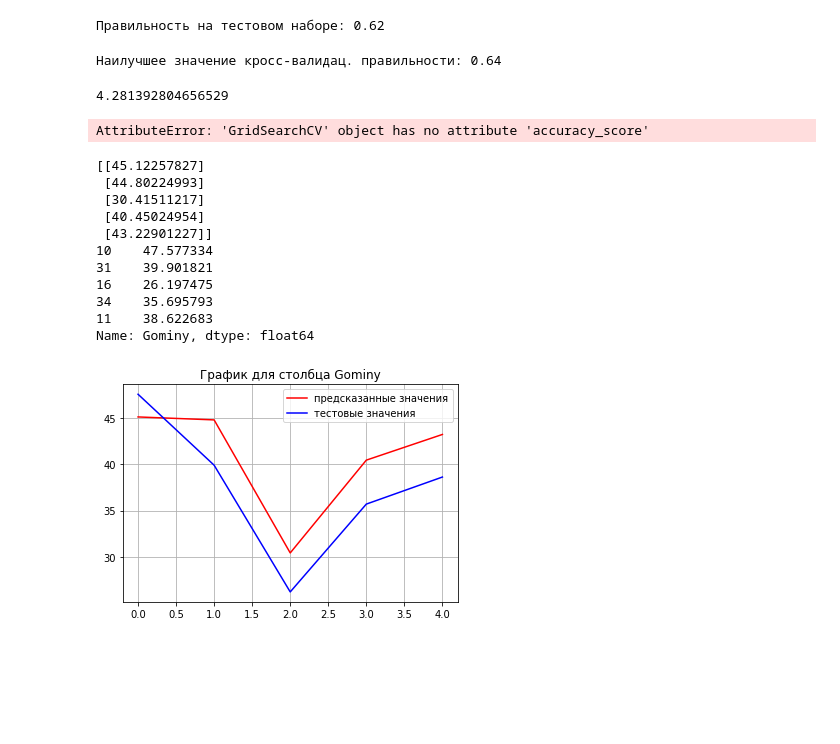
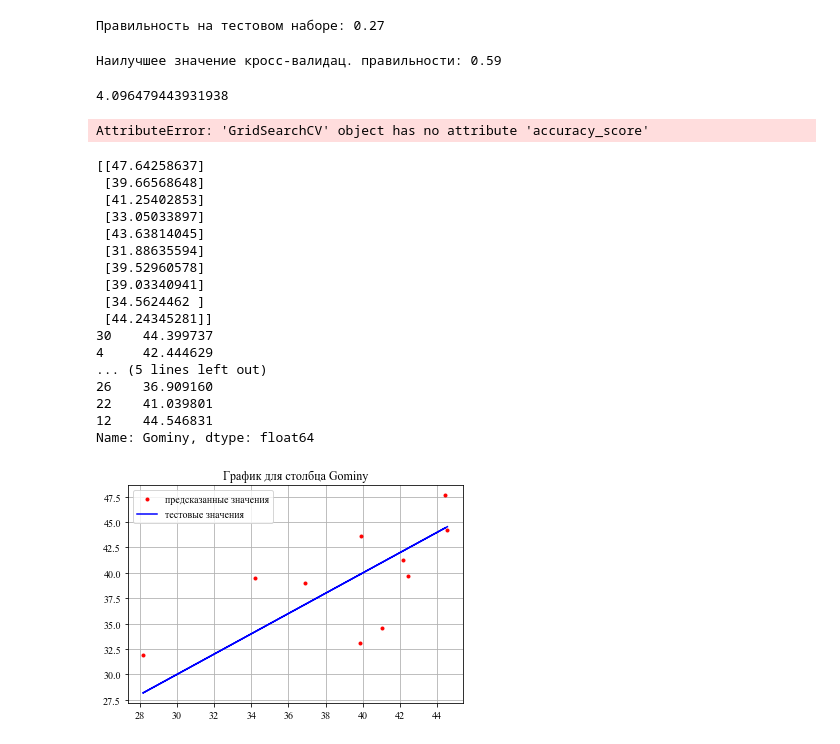
Before and after one commit to 89605502155/course-work-2, a Jupyter notebook: PLS1_regression.ipynb, the cells around one changed output. Saved outputs shown, nothing was run; the diff lists cells and outputs as text; code cells hidden in the pictures; blank space fills up the shorter version.

```diff
--- a/PLS1_regression.ipynb
+++ b/PLS1_regression.ipynb
@@ -42,7 +42,7 @@ print()
 X=pd.DataFrame(Xdata_numpy['X'],index=examples_names, columns=string_name)
 #делим набор на обучающий и тестовый
 X_train, X_test, y_train, y_test = train_test_split(
-     X, Ydata.iloc[:,0], test_size=0.1428
+     X, Ydata.iloc[:,0], test_size=0.2856
 )
 print(X_train.shape)
 print(y_train.shape)
@@ -55,11 +55,11 @@ from sklearn.model_selection import GridSearchCV
 
 pls1 = PLSRegression()
 parametrsNames={
-    'copy': [True],
-    'max_iter': [10000],
-    'n_components': range(1,15),
-    'scale': [True],
-    'tol': [1e-04,1e-05,1e-06,1e-07]
+    'copy': [True,False],
+    'max_iter': [12000],
+    'n_components': range(1,85),
+    'scale': [True,False],
+    'tol': [1e-046,1e-045,1e-047,1e-04,1e-05]
 }
 gridCought=GridSearchCV(pls1, parametrsNames, cv=5)
 gridCought.fit(X_train,y_train)
@@ -82,0 +112,15 @@ print(predictors.shape)
+# %%
+import matplotlib as mpl
+mpl.rc('font',family='Times New Roman')
+plt.figure(figsize=(12,7))
+plt.plot(ylow,".",color="red")
+plt.ylabel("Значение ошибки" , fontsize=25,labelpad=12)
+plt.grid()
+plt.xlabel("Номер комбинации параметров",  fontsize=25,labelpad=15)
+plt.title("Зависемость ошибки от значения параметров для Gominy", fontsize=28,loc="center" ,pad=15)
+
+
+plt.yticks(fontsize=19)
+plt.xticks(fontsize=19)
+plt.savefig('Зависемость ошибки от параметров для PLS1.jpeg', format='jpeg', dpi=100)
+plt.show();
@@ -83,18 +131,18 @@ print(predictors.shape)
 # %%
 print("Правильность на тестовом наборе: {:.2f}".format(gridCought.score(X_test, y_test)))
 # %% [output]
-Правильность на тестовом наборе: 0.62
+Правильность на тестовом наборе: 0.27
 # %%
 print("Наилучшее значение кросс-валидац. правильности: {:.2f}".format(gridCought.best_score_))
 # %% [output]
-Наилучшее значение кросс-валидац. правильности: 0.64
+Наилучшее значение кросс-валидац. правильности: 0.59
 # %%
 from  sklearn.metrics import  mean_squared_error
 final_mse = mean_squared_error (y_test,  predictors)
 final_rmse  =  np.sqrt(final_mse)
 print(final_rmse)
 # %% [output]
-4.281392804656529
+4.096479443931938
 # %%
 from  sklearn.metrics import accuracy_score
 print(gridCought.accuracy_score(y_test,  predictors))
@@ -104,26 +152,32 @@ AttributeError: 'GridSearchCV' object has no attribute 'accuracy_score'
 print(predictors)
 print(y_test)
 # %% [output]
-[[45.12257827]
- [44.80224993]
- [30.41511217]
- [40.45024954]
- [43.22901227]]
-10    47.577334
-31    39.901821
-16    26.197475
-34    35.695793
-11    38.622683
+[[47.64258637]
+ [39.66568648]
+ [41.25402853]
+ [33.05033897]
+ [43.63814045]
+ [31.88635594]
+ [39.52960578]
+ [39.03340941]
+ [34.5624462 ]
+ [44.24345281]]
+30    44.399737
+4     42.444629
+... (5 lines left out)
+26    36.909160
+22    41.039801
+12    44.546831
 Name: Gominy, dtype: float64
 # %%
 b=[]
 for  i in range(0,5):
     b+=[i]
-plt.plot(b,predictors,color="red",label="предсказанные значения")
-plt.plot(b,y_test,color="blue", label="тестовые значения")
+plt.plot(y_test,predictors, ".",color="red",label="предсказанные значения")
+plt.plot(y_test,y_test,color="blue", label="тестовые значения")
 plt.legend()
 plt.grid(True)
 plt.title("График для столбца Gominy")
 plt.show();
 # %% [output]
-[figure, old version]
+[figure, new version]
```
Also changed, not shown: parts of 9 cells of this notebook, 9 other files.
